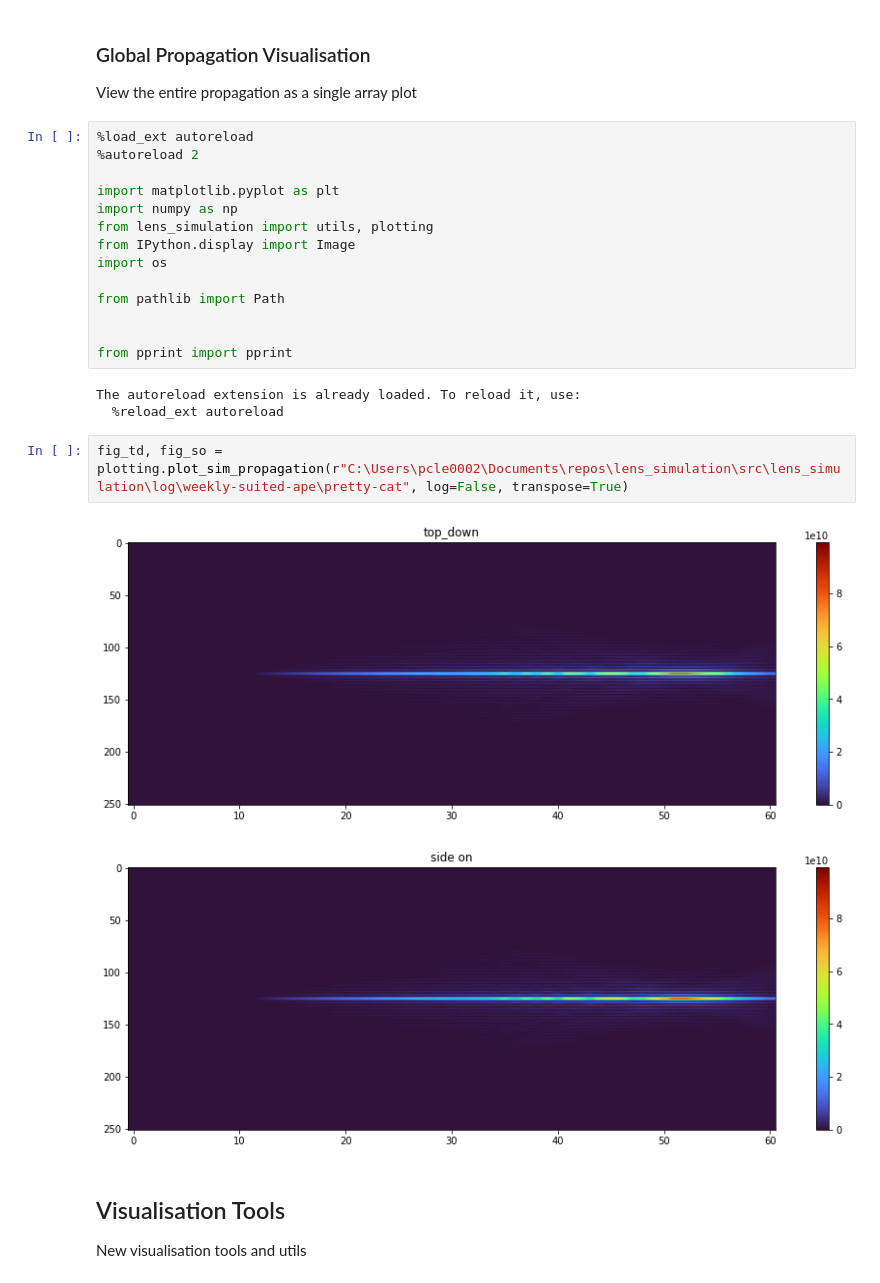
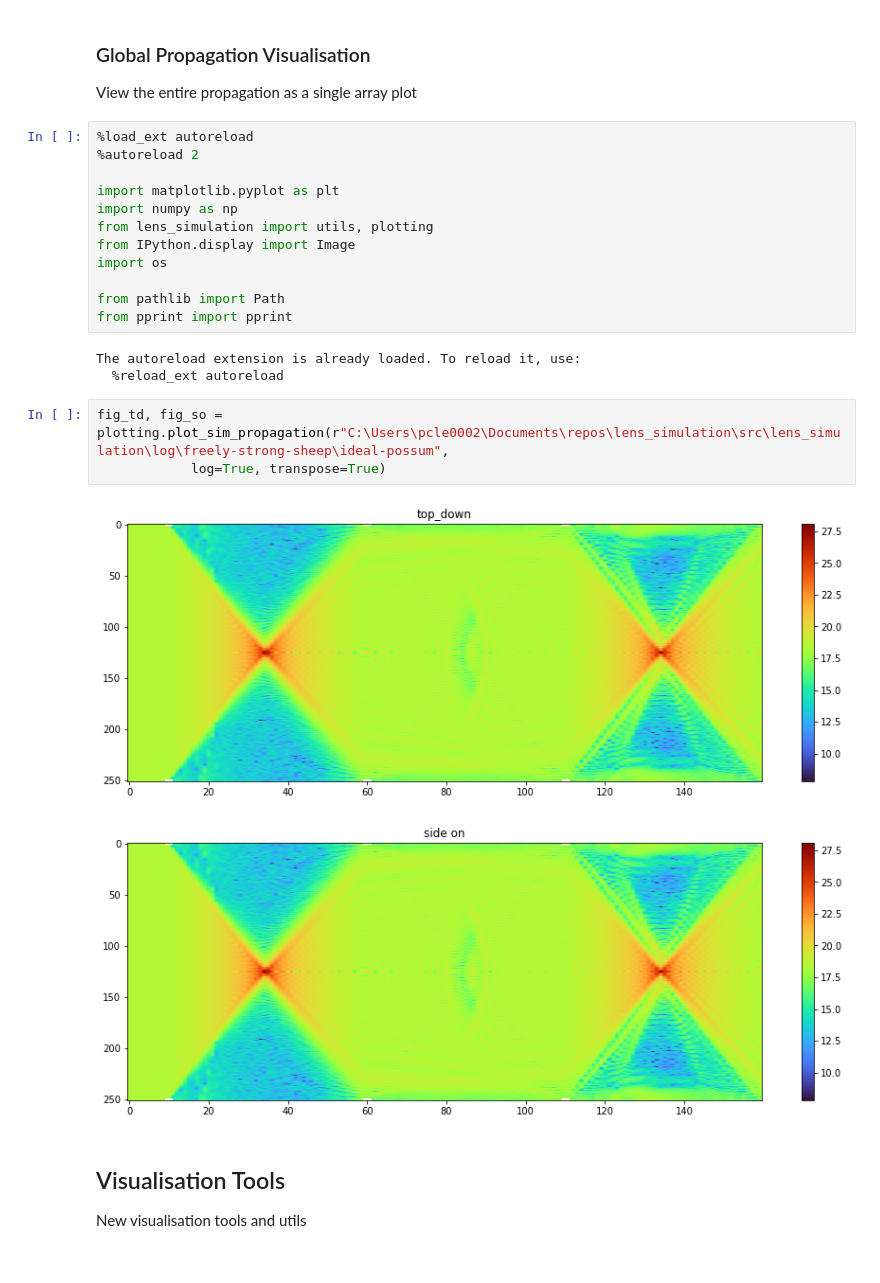
Before and after one commit to DeMarcoLab/juno, a Jupyter notebook: src/lens_simulation/notebook.ipynb, the cells around one changed output. Cells and saved outputs as stored; diff of their text form.

```diff
--- a/src/lens_simulation/notebook.ipynb
+++ b/src/lens_simulation/notebook.ipynb
@@ -151,17 +151,16 @@ from IPython.display import Image
 import os
 
 from pathlib import Path
-
-
 from pprint import pprint
 # %% [output]
 The autoreload extension is already loaded. To reload it, use:
   %reload_ext autoreload
 # %%
-fig_td, fig_so = plotting.plot_sim_propagation(r"C:\Users\pcle0002\Documents\repos\lens_simulation\src\lens_simulation\log\weekly-suited-ape\pretty-cat", log=False, transpose=True)
+fig_td, fig_so = plotting.plot_sim_propagation(r"C:\Users\pcle0002\Documents\repos\lens_simulation\src\lens_simulation\log\freely-strong-sheep\ideal-possum",
+            log=True, transpose=True)
 # %% [output]
-[figure, old version]
+[figure, new version]
-[figure, old version]
+[figure, new version]
 # %% [markdown]
 ## Visualisation Tools
 New visualisation tools and utils
```
Also changed, not shown: parts of 6 cells of this notebook, 5 other files.
